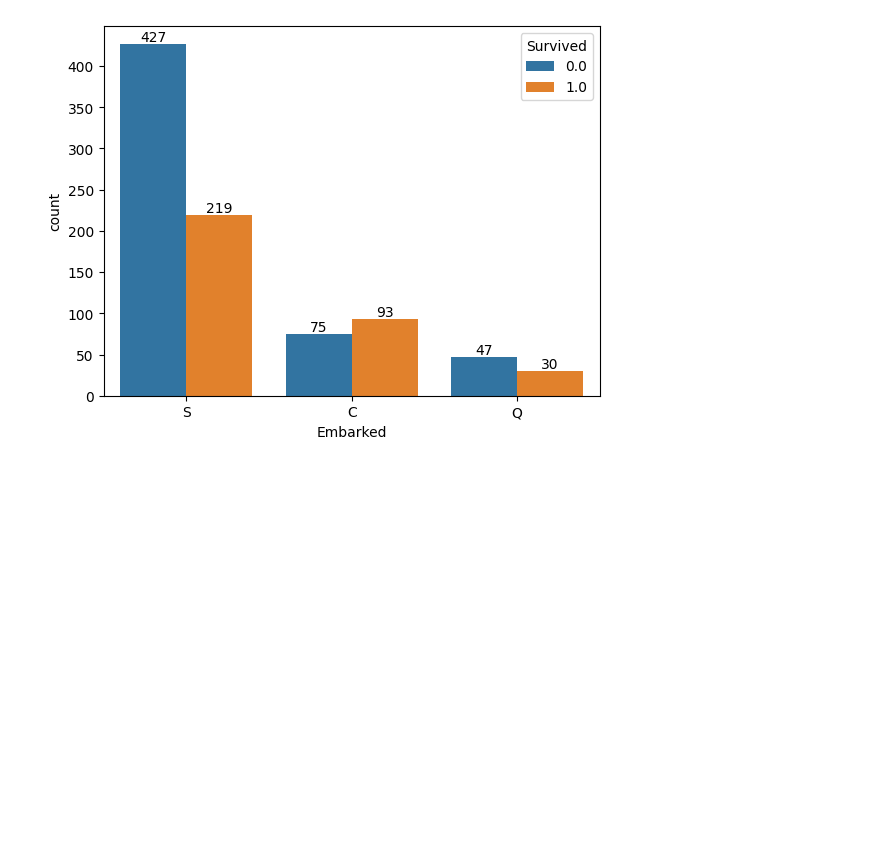
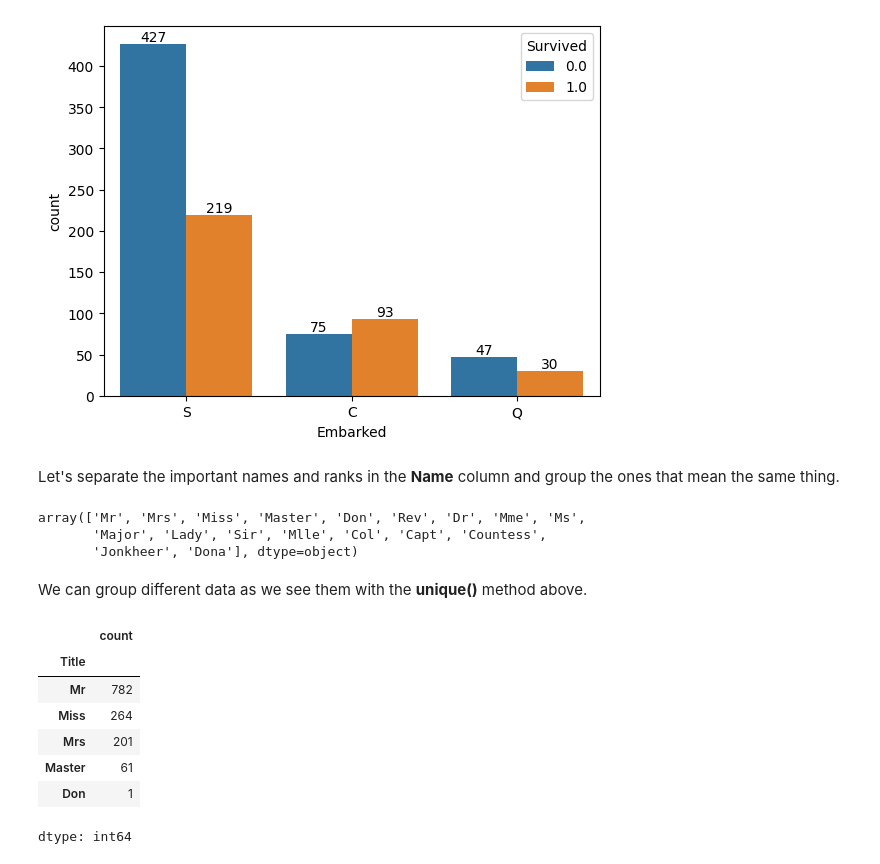
Before and after one commit to elifgunay1997/elifgunay, a Jupyter notebook: Titanic_Machine_Learning_from_Disaster.ipynb, the cells around one changed output. Cells and saved outputs as stored; diff of their text form; code cells hidden in the pictures; blank space fills up the shorter version.

```diff
--- a/Titanic_Machine_Learning_from_Disaster.ipynb
+++ b/Titanic_Machine_Learning_from_Disaster.ipynb
@@ -137 +141,26 @@ df["Embarked"] = df["Embarked"].fillna(df["Embarked"].mode()[0]) # Fill the Emba
 # df.drop("Cabin", axis = 1,inplace = True)
+# %% [markdown]
+Let's separate the important names and ranks in the **Name** column and group the ones that mean the same thing.
+# %%
+df["Title"] = df["Name"].str.extract("([A-Za-z]+)\.", expand = False)
+df["Title"].unique() # Shows each different title value.
+# %% [output]
+array(['Mr', 'Mrs', 'Miss', 'Master', 'Don', 'Rev', 'Dr', 'Mme', 'Ms',
+       'Major', 'Lady', 'Sir', 'Mlle', 'Col', 'Capt', 'Countess',
+       'Jonkheer', 'Dona'], dtype=object)
+# %% [markdown]
+We can group different data as we see them with the **unique()** method above.
+# %%
+df["Title"] = df["Title"].replace(["Ms","Mlle"],"Miss") #replace ms and mlle with miss
+df["Title"] = df["Title"].replace(["Mme","Countess","Lady","Dona"],"Mrs")
+df["Title"] = df["Title"].replace(["Dr","Major","Col","Sir","Rev","Jonkheer","Capt"],"Mr")
+df["Title"].value_counts()
+# %% [output]
+|  | count |
+| Title |  |
+| Mr | 782 |
+| Miss | 264 |
+| Mrs | 201 |
+| Master | 61 |
+| Don | 1 |
+dtype: int64
```
Also changed, not shown: parts of 13 cells of this notebook.
